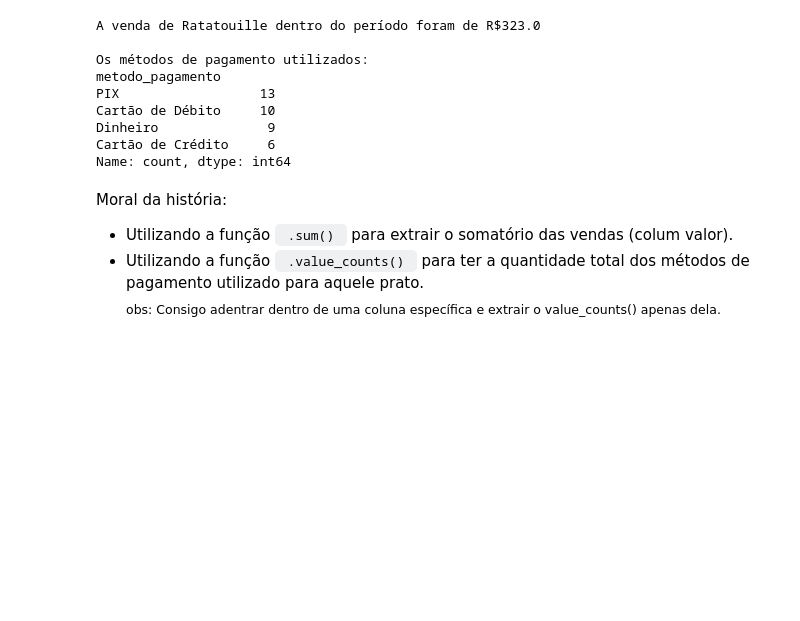
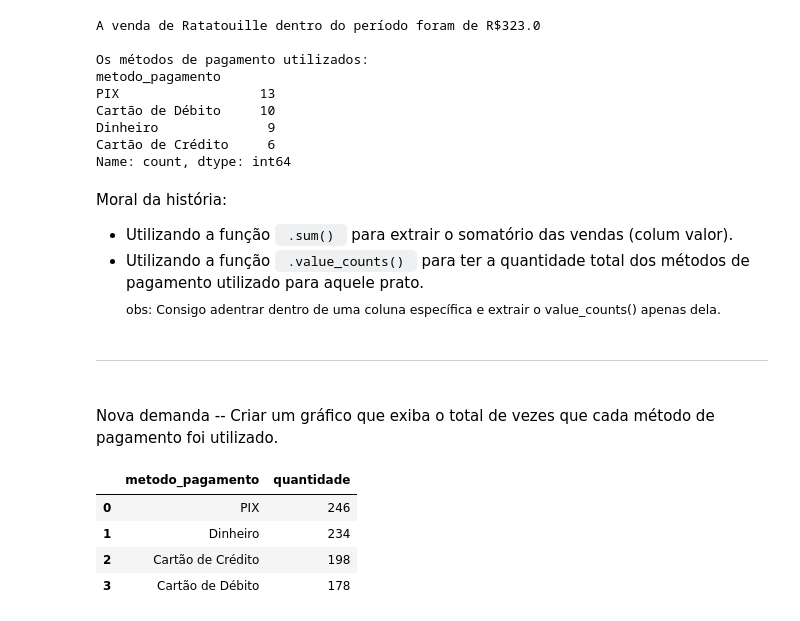
Before and after one commit to luccabasto/DataScience-beginners, a Jupyter notebook: Intro.DataScience/practice/pract01.ipynb, the cells around one changed output. Cells and saved outputs as stored; diff of their text form; code cells hidden in the pictures; blank space fills up the shorter version.

```diff
--- a/Intro.DataScience/practice/pract01.ipynb
+++ b/Intro.DataScience/practice/pract01.ipynb
@@ -49,3 +51,18 @@ Moral da história:
 * Utilizando a função <code> .sum() </code> para extrair o somatório das vendas (colum valor).
 * Utilizando a função <code> .value_counts() </code> para ter a quantidade total dos métodos de pagamento utilizado para aquele prato.<br>
   <sub>  obs: Consigo adentrar dentro de uma coluna específica e extrair o value_counts() apenas dela. </sub>
+# %% [markdown]
+<hr><br>
+Nova demanda -- Criar um gráfico que exiba o total de vezes que cada método de pagamento foi utilizado.
+# %%
+qtd_pagamentos = sales_2semestre["metodo_pagamento"].value_counts()
+qtd_pagamentos = qtd_pagamentos.to_frame().reset_index()
+qtd_pagamentos.columns = ["metodo_pagamento", "quantidade"]
+
+qtd_pagamentos.head()
+# %% [output]
+|  | metodo_pagamento | quantidade |
+| 0 | PIX | 246 |
+| 1 | Dinheiro | 234 |
+| 2 | Cartão de Crédito | 198 |
+| 3 | Cartão de Débito | 178 |
```
Also changed, not shown: parts of 7 cells of this notebook, 2 other files.
